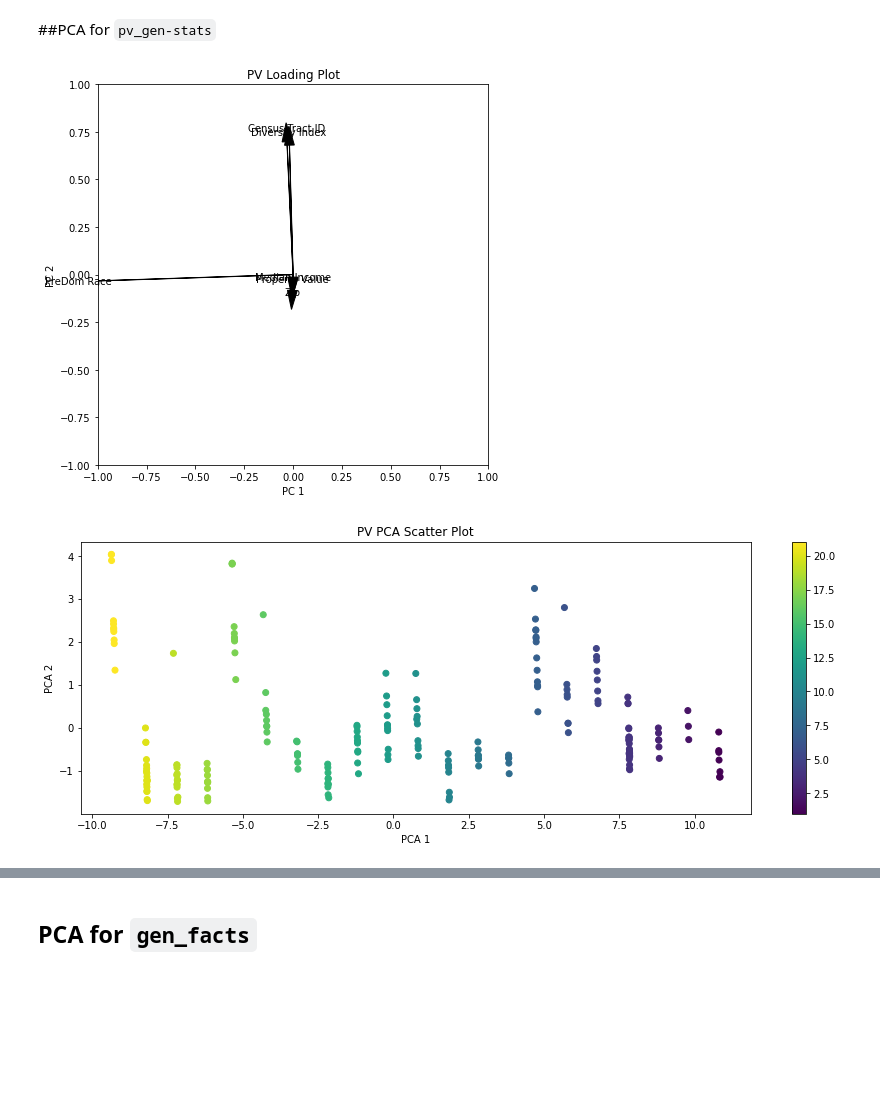
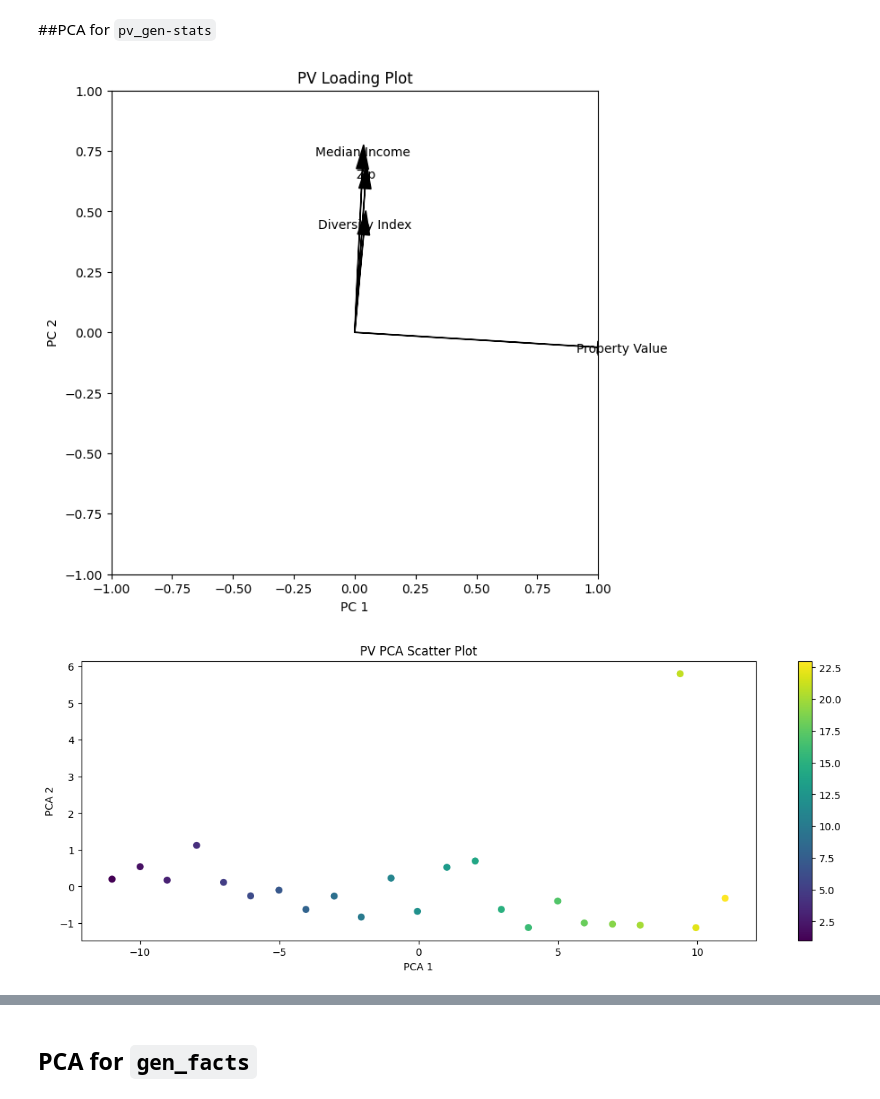
Before and after one commit to IndigoJones02/Uprooted, a Jupyter notebook: gentriffication.ipynb, the cells around one changed output, grey strips where cells are left out. Saved outputs shown, nothing was run; the diff lists cells and outputs as text; code cells hidden in the pictures; blank space fills up the shorter version.

```diff
--- a/gentriffication.ipynb
+++ b/gentriffication.ipynb
@@ -107,15 +129,9 @@ d2
 path3 = "/GenStats-Nashville - Diversity Index.csv"
 d3 = pd.read_csv(path3)
 
-di = []
-for b in d2['Median Income']:
-    di.append(b)
-di_mean = np.mean(di)
-
-di_arr = standardized_norm(di, di_mean, standard_dev(di, di_mean) )
-arr = np.array([d3['D-Index']])
-ar = sk.preprocessing.normalize(arr)
-d3 = pd.DataFrame({'Census Tract ID': ct, 'Diversity Index': ar[0]})
+# arr = np.array([d3['D-Index']])
+# ar = preprocessing.normalize(arr)
+d3 = pd.DataFrame({'Census Tract ID': ct, 'Diversity Index': d3['D-Index']})
 d3 = d3.convert_dtypes()
 
 display(d3)
@@ -225,4 +241,5 @@ print(len(set(pv_gen_stats['Zip'])))
 # %%
+from pandas.core.dtypes.cast import convert_dtypes
 zc_dict = {}
 cc = 1
 for z in set(gen_facts_zip['Zip']):
@@ -236,4 +253,4 @@ for zd in gen_facts_zip['Zip']:
 
 gen_facts_zip['Z-Color'] = zc
 
-gen_facts_zip
+gen_facts_zip = gen_facts_zip.convert_dtypes()
@@ -313,0 +372,6 @@ dtype: object
+# %%
+pv = pv.drop(['Zip'], axis=1)
+f = [	'Median Income',	'Diversity Index',	'Property Value']
+pv[f] = (pv[f]-pv[f].mean()) / pv[f].std()
+pv['Zip'] = zp
+pv
@@ -316,10 +422,13 @@ dtype: object
 # %%
 from sklearn.decomposition import PCA
 
-pca = PCA(n_components=pv_gen_stats.shape[1])
+# pca = PCA(n_components=pv_gen_stats.shape[1])
+pca = PCA(n_components=pv.shape[1])
 pca1 = PCA(n_components=2)
 
-gen_encoded = pd.get_dummies(pv_gen_stats, columns=['PreDom Race', 'Zip', 'Census Tract ID'])
+# gen_encoded = pd.get_dummies(pv_gen_stats, columns=['PreDom Race', 'Zip', 'Census Tract ID'])
+
+gen_encoded = pd.get_dummies(pv, columns=['Zip'])
 pca.fit(gen_encoded)
 loadings = pca.components_
 
@@ -330,34 +439,36 @@ ax.set_xlim([-1, 1])
 ax.set_ylim([-1, 1])
 ax.set_xlabel('PC 1')
 ax.set_ylabel('PC 2')
-for i, feature in enumerate(['Census Tract ID',	'Median Income',	'Diversity Index',	'PreDom Race',	'Zip',	'Property Value']):
+for i, feature in enumerate([	'Median Income',	'Diversity Index','Zip',	'Property Value']):
     ax.arrow(0, 0, loadings[0, i], loadings[1, i], head_width=0.05, head_length=0.1, fc='k', ec='k')
     ax.text(loadings[0, i]*1.1, loadings[1, i]*1.1, feature, ha='center', va='center')
 plt.show()
 
 
 # Scatter Plot
 _pca = pca1.fit_transform(gen_encoded)
 z_arr = np.random.randint(1,22,size=(210, 1))
 
 fig, ax = plt.subplots(figsize=(15, 5))
-plt.scatter(_pca[:, 0], _pca[:, 1], c=pv_gen_stats['P_Color'])
+# plt.scatter(_pca[:, 0], _pca[:, 1], c=pv_gen_stats['P_Color'])
+plt.scatter(_pca[:, 0], _pca[:, 1], c=pv['P_Color'])
 ax.set_xlabel('PCA 1')
 ax.set_ylabel('PCA 2')
 ax.set_title('PV PCA Scatter Plot')
 plt.colorbar()
 plt.show()
 
 
 # Scree plot
 variance_ratios = pca.explained_variance_ratio_
 
 fig5, ax5 = plt.subplots()
 ax5.plot(range(1, len(variance_ratios) + 1), variance_ratios, 'bo-', linewidth=2)
 ax5.set_title('Scree Plot')
 ax5.set_xlabel('Principal Component')
 ax5.set_ylabel('Proportion of Variance Explained')
 plt.show()
+# LDA supervised
 # %% [output]
-[figure, old version]
+[figure, new version]
-[figure, old version]
+[figure, new version]
```
Also changed, not shown: parts of 20 cells of this notebook.
